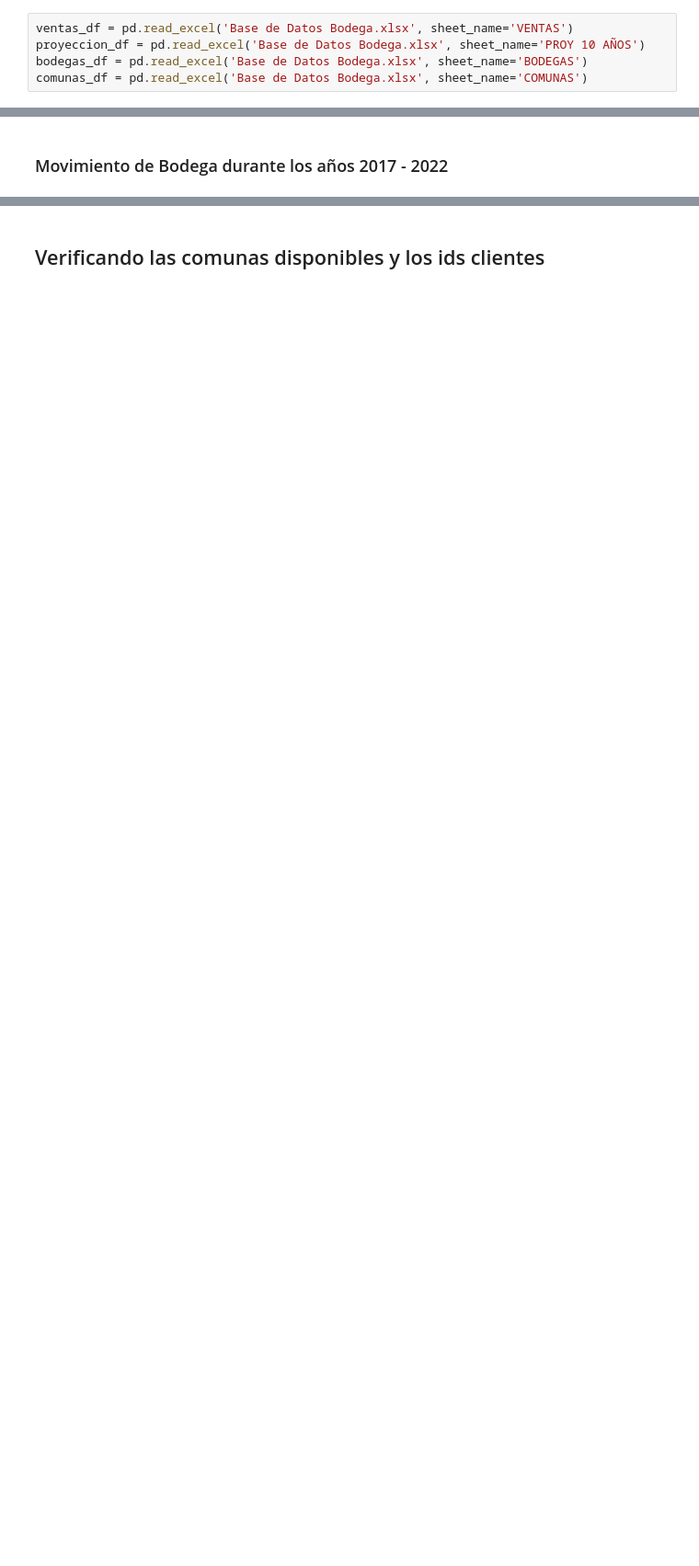
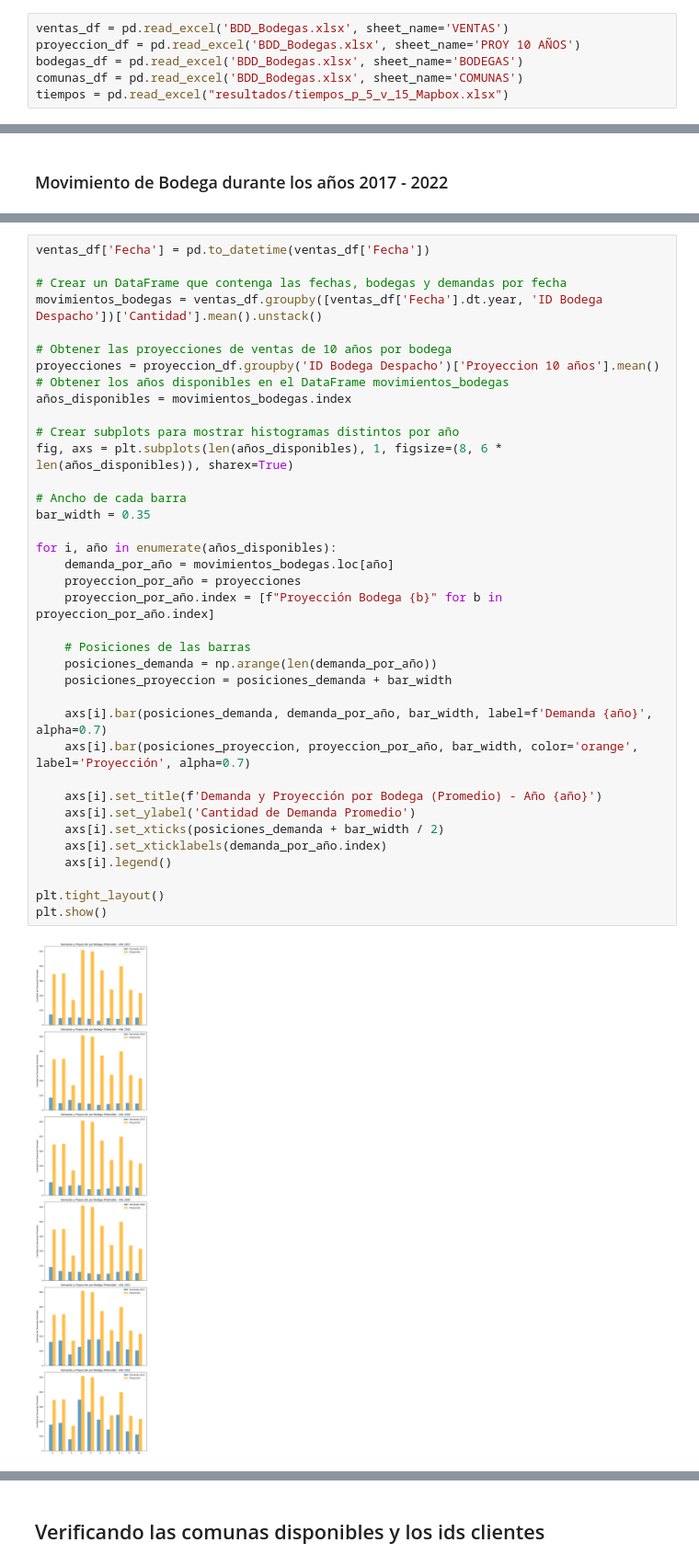
Before and after one commit to javieragebhardt/Optimizacion-Bodegas-G16, a Jupyter notebook: Analisis_Datos_Bodega.ipynb, the cells around one changed output, grey strips where cells are left out. Shown at 92% size. Saved outputs shown, nothing was run; the diff lists cells and outputs as text; blank space fills up the shorter version.

```diff
--- a/Analisis_Datos_Bodega.ipynb
+++ b/Analisis_Datos_Bodega.ipynb
@@ -8,7 +8,8 @@ import numpy as np
 # %% [markdown]
 # Lectura de datos
 # %%
-ventas_df = pd.read_excel('Base de Datos Bodega.xlsx', sheet_name='VENTAS')
-proyeccion_df = pd.read_excel('Base de Datos Bodega.xlsx', sheet_name='PROY 10 AÑOS')
-bodegas_df = pd.read_excel('Base de Datos Bodega.xlsx', sheet_name='BODEGAS')
-comunas_df = pd.read_excel('Base de Datos Bodega.xlsx', sheet_name='COMUNAS')
+ventas_df = pd.read_excel('BDD_Bodegas.xlsx', sheet_name='VENTAS')
+proyeccion_df = pd.read_excel('BDD_Bodegas.xlsx', sheet_name='PROY 10 AÑOS')
+bodegas_df = pd.read_excel('BDD_Bodegas.xlsx', sheet_name='BODEGAS')
+comunas_df = pd.read_excel('BDD_Bodegas.xlsx', sheet_name='COMUNAS')
+tiempos = pd.read_excel("resultados/tiempos_p_5_v_15_Mapbox.xlsx")
@@ -483,0 +409,39 @@ plt.show()
+# %%
+ventas_df['Fecha'] = pd.to_datetime(ventas_df['Fecha'])
+
+# Crear un DataFrame que contenga las fechas, bodegas y demandas por fecha
+movimientos_bodegas = ventas_df.groupby([ventas_df['Fecha'].dt.year, 'ID Bodega Despacho'])['Cantidad'].mean().unstack()
+
+# Obtener las proyecciones de ventas de 10 años por bodega
+proyecciones = proyeccion_df.groupby('ID Bodega Despacho')['Proyeccion 10 años'].mean()
+# Obtener los años disponibles en el DataFrame movimientos_bodegas
+años_disponibles = movimientos_bodegas.index
+
+# Crear subplots para mostrar histogramas distintos por año
+fig, axs = plt.subplots(len(años_disponibles), 1, figsize=(8, 6 * len(años_disponibles)), sharex=True)
+
+# Ancho de cada barra
+bar_width = 0.35
+
+for i, año in enumerate(años_disponibles):
+    demanda_por_año = movimientos_bodegas.loc[año]
+    proyeccion_por_año = proyecciones
+    proyeccion_por_año.index = [f"Proyección Bodega {b}" for b in proyeccion_por_año.index]
+
+    # Posiciones de las barras
+    posiciones_demanda = np.arange(len(demanda_por_año))
+    posiciones_proyeccion = posiciones_demanda + bar_width
+
+    axs[i].bar(posiciones_demanda, demanda_por_año, bar_width, label=f'Demanda {año}', alpha=0.7)
+    axs[i].bar(posiciones_proyeccion, proyeccion_por_año, bar_width, color='orange', label='Proyección', alpha=0.7)
+
+    axs[i].set_title(f'Demanda y Proyección por Bodega (Promedio) - Año {año}')
+    axs[i].set_ylabel('Cantidad de Demanda Promedio')
+    axs[i].set_xticks(posiciones_demanda + bar_width / 2)
+    axs[i].set_xticklabels(demanda_por_año.index)
+    axs[i].legend()
+
+plt.tight_layout()
+plt.show()
+# %% [output]
+[figure, added]
```
Also changed, not shown: parts of 34 cells of this notebook, 52 other files.
